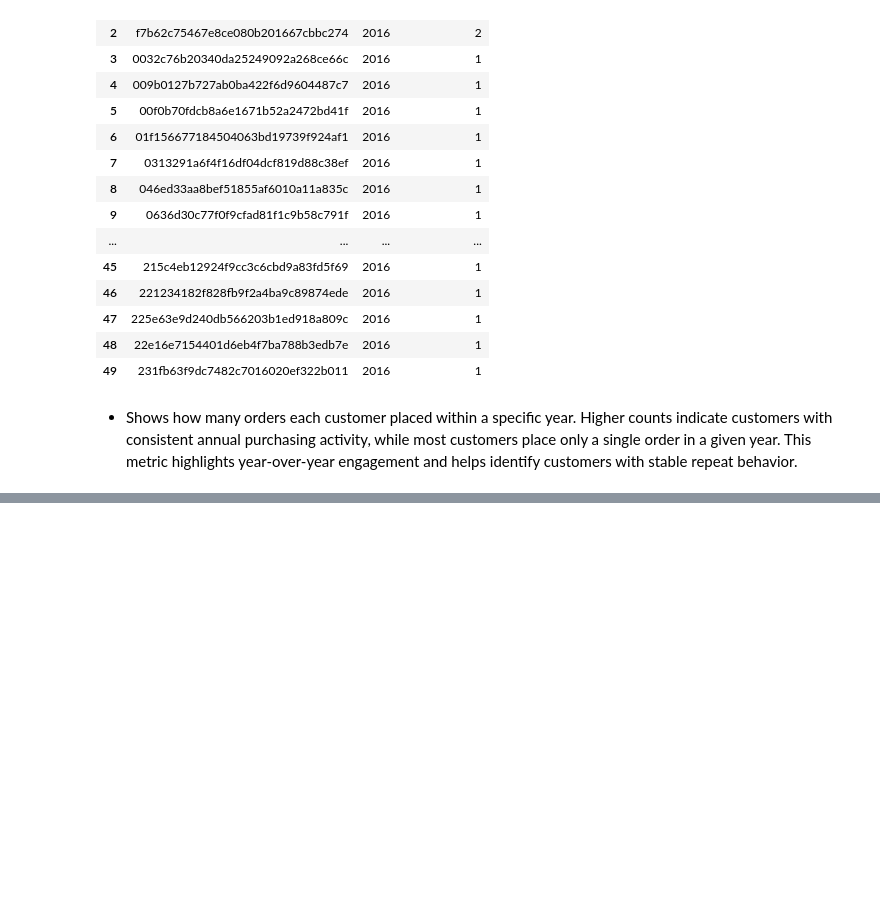
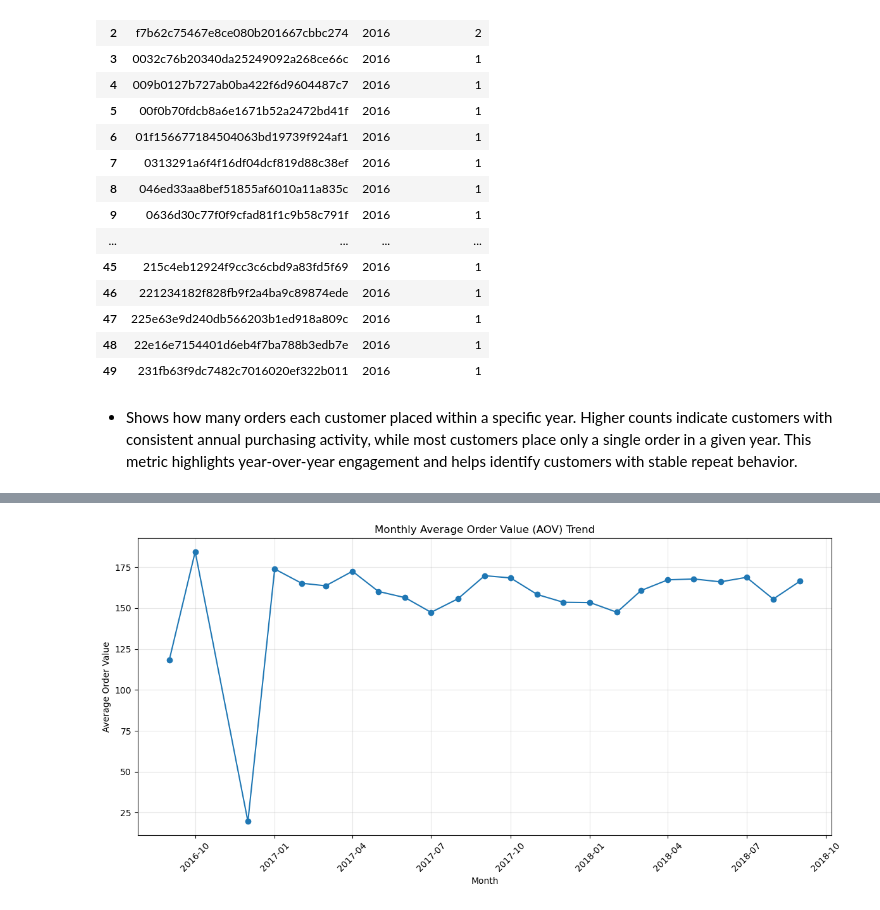
Before and after one commit to DonnahM/E-commerce_performance_insights, a Jupyter notebook: Customer_behavior_trends.ipynb, the cells around one changed output, grey strips where cells are left out. Drawn from its saved outputs; the diff is of its cells as text; code cells hidden in the pictures; blank space fills up the shorter version.

```diff
--- a/Customer_behavior_trends.ipynb
+++ b/Customer_behavior_trends.ipynb
@@ -736,0 +795,33 @@ LIMIT 50;
+# %%
+# Average Order Value (AOV) per month
+monthly_aov= pd.read_sql("""
+WITH monthly_data AS (
+    SELECT
+        strftime('%Y-%m', o.order_purchase_timestamp) AS month,
+        oi.order_id,
+        SUM(oi.price + oi.freight_value) AS order_total
+    FROM orders o
+    JOIN order_items oi ON o.order_id = oi.order_id
+    GROUP BY month, oi.order_id
+)
+SELECT
+    month,
+    AVG(order_total) AS avg_order_value
+FROM monthly_data
+GROUP BY month
+ORDER BY month;
+""", conn)
+# %%
+#Plot a line chart of monthly AOV
+monthly_aov['month'] = pd.to_datetime(monthly_aov['month'])
+plt.figure(figsize=(12, 6))
+plt.plot(monthly_aov['month'], monthly_aov['avg_order_value'], marker='o', linestyle='-')
+plt.title('Monthly Average Order Value (AOV) Trend')
+plt.xlabel('Month')
+plt.ylabel('Average Order Value')
+plt.xticks(rotation=45)
+plt.grid(True, alpha=0.3)
+plt.tight_layout()
+plt.show()
+# %% [output]
+[figure, added]
```
Also changed, not shown: parts of 14 cells of this notebook.
